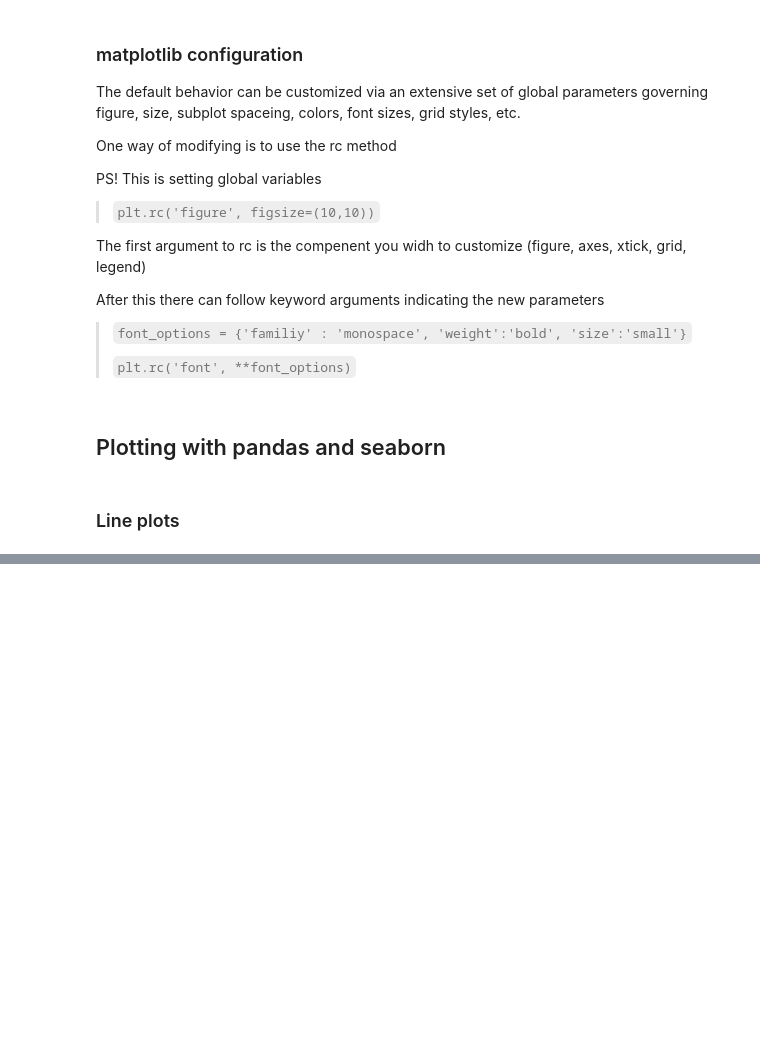
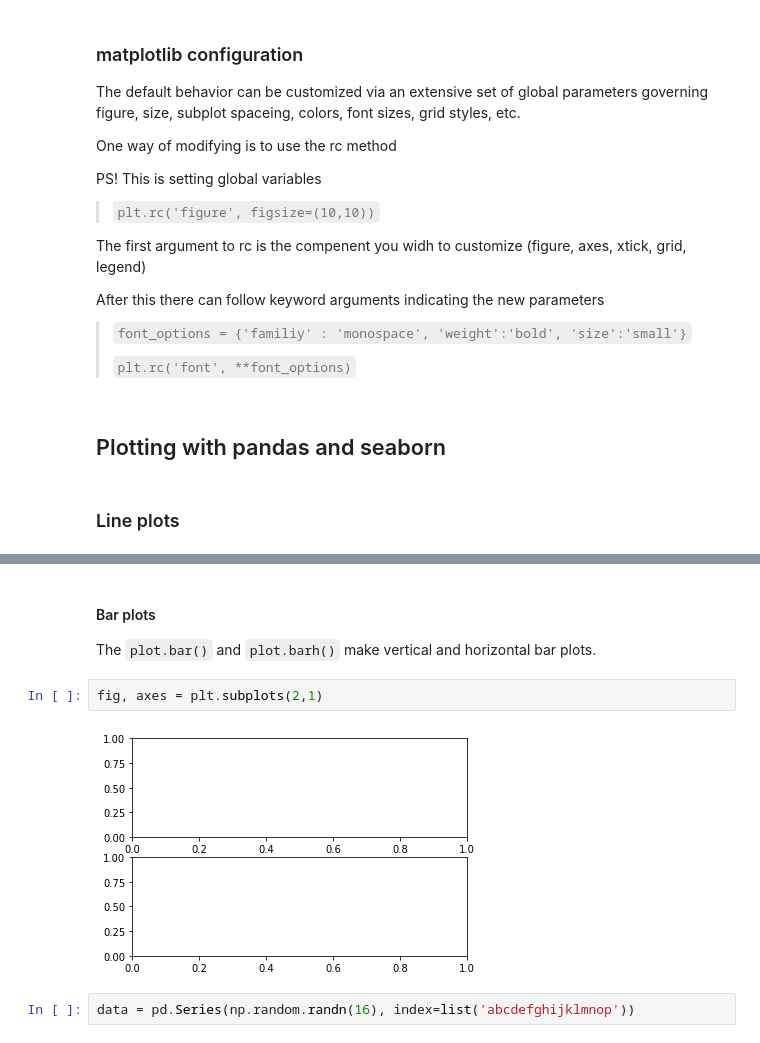
Before and after one commit to cltj/fun_with, a Jupyter notebook: jupyter/notebooks/Python_data_analytics/9-Plotting_And_Visualization/01-PlottingAndVisualization.ipynb, the cells around one changed output, grey strips where cells are left out. Saved outputs shown, nothing was run; the diff lists cells and outputs as text; blank space fills up the shorter version.

````diff
--- a/jupyter/notebooks/Python_data_analytics/9-Plotting_And_Visualization/01-PlottingAndVisualization.ipynb
+++ b/jupyter/notebooks/Python_data_analytics/9-Plotting_And_Visualization/01-PlottingAndVisualization.ipynb
@@ -263,0 +305,10 @@ After this there can follow keyword arguments indicating the new parameters
+# %% [markdown]
+#### Bar plots
+
+The ```plot.bar()``` and ```plot.barh()``` make vertical and horizontal bar plots.
+# %%
+fig, axes = plt.subplots(2,1)
+# %% [output]
+[figure, added]
+# %%
+data = pd.Series(np.random.randn(16), index=list('abcdefghijklmnop'))
````
Also changed, not shown: parts of 13 cells of this notebook.
